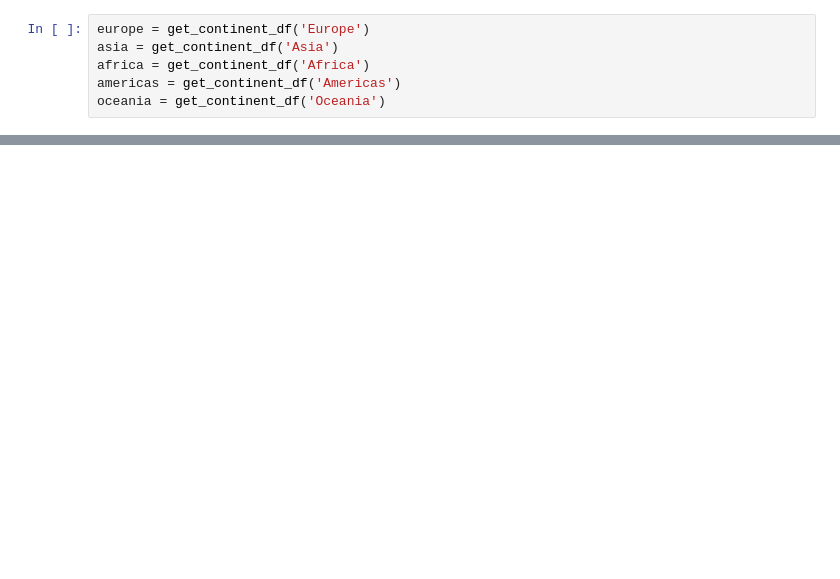
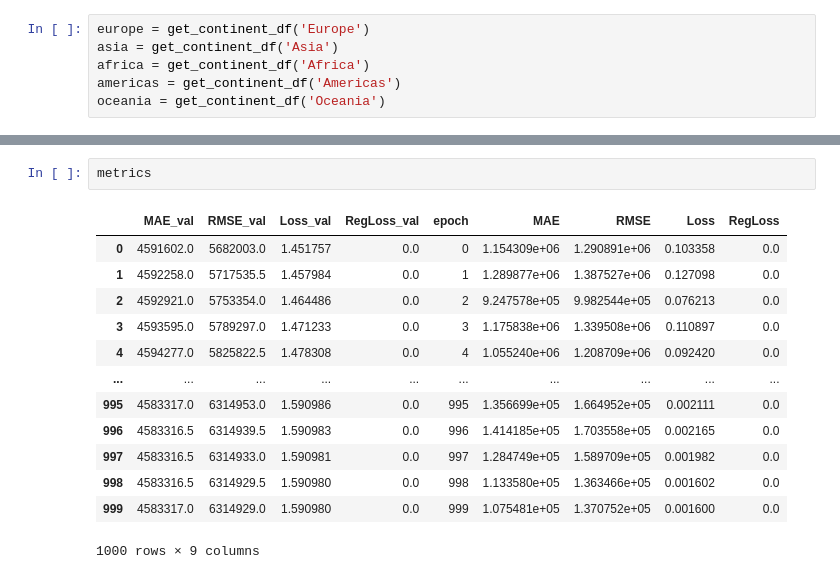
Before and after one commit to IoanaCretuAndrei/Refugee-flow-study, a Jupyter notebook: regression.ipynb, the cells around one changed output, grey strips where cells are left out. Cells and saved outputs as stored; diff of their text form; blank space fills up the shorter version.

```diff
--- a/regression.ipynb
+++ b/regression.ipynb
@@ -40,0 +67,16 @@ oceania = get_continent_df('Oceania')
+# %%
+metrics
+# %% [output]
+|  | MAE_val | RMSE_val | Loss_val | RegLoss_val | epoch | MAE | RMSE | Loss | RegLoss |
+| 0 | 4591602.0 | 5682003.0 | 1.451757 | 0.0 | 0 | 1.154309e+06 | 1.290891e+06 | 0.103358 | 0.0 |
+| 1 | 4592258.0 | 5717535.5 | 1.457984 | 0.0 | 1 | 1.289877e+06 | 1.387527e+06 | 0.127098 | 0.0 |
+| 2 | 4592921.0 | 5753354.0 | 1.464486 | 0.0 | 2 | 9.247578e+05 | 9.982544e+05 | 0.076213 | 0.0 |
+| 3 | 4593595.0 | 5789297.0 | 1.471233 | 0.0 | 3 | 1.175838e+06 | 1.339508e+06 | 0.110897 | 0.0 |
+| 4 | 4594277.0 | 5825822.5 | 1.478308 | 0.0 | 4 | 1.055240e+06 | 1.208709e+06 | 0.092420 | 0.0 |
+| ... | ... | ... | ... | ... | ... | ... | ... | ... | ... |
+| 995 | 4583317.0 | 6314953.0 | 1.590986 | 0.0 | 995 | 1.356699e+05 | 1.664952e+05 | 0.002111 | 0.0 |
+| 996 | 4583316.5 | 6314939.5 | 1.590983 | 0.0 | 996 | 1.414185e+05 | 1.703558e+05 | 0.002165 | 0.0 |
+| 997 | 4583316.5 | 6314933.0 | 1.590981 | 0.0 | 997 | 1.284749e+05 | 1.589709e+05 | 0.001982 | 0.0 |
+| 998 | 4583316.5 | 6314929.5 | 1.590980 | 0.0 | 998 | 1.133580e+05 | 1.363466e+05 | 0.001602 | 0.0 |
+| 999 | 4583317.0 | 6314929.0 | 1.590980 | 0.0 | 999 | 1.075481e+05 | 1.370752e+05 | 0.001600 | 0.0 |
+1000 rows × 9 columns
```
Also changed, not shown: parts of 10 cells of this notebook, 11 other files.
